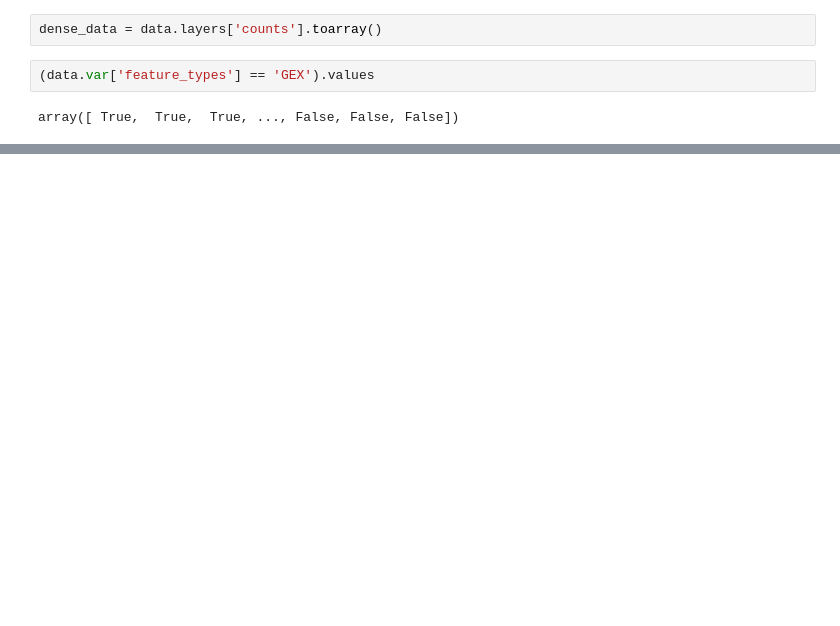
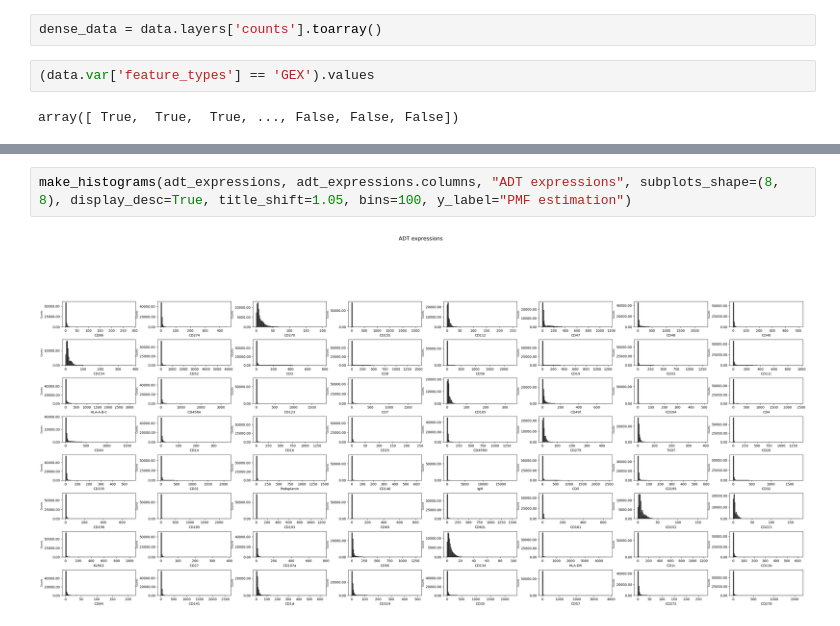
Before and after one commit to D4L-Pigeons/D4L-Hackaton, a Jupyter notebook: notebooks/pp-eda.ipynb, the cells around one changed output, grey strips where cells are left out. Cells and saved outputs as stored; diff of their text form; blank space fills up the shorter version.

```diff
--- a/notebooks/pp-eda.ipynb
+++ b/notebooks/pp-eda.ipynb
@@ -170,0 +291,4 @@ dense_data.shape
+# %%
+make_histograms(adt_expressions, adt_expressions.columns, "ADT expressions", subplots_shape=(8, 8), display_desc=True, title_shift=1.05, bins=100, y_label="PMF estimation")
+# %% [output]
+[figure, added]
```
Also changed, not shown: parts of 26 cells of this notebook, 1 other file.
